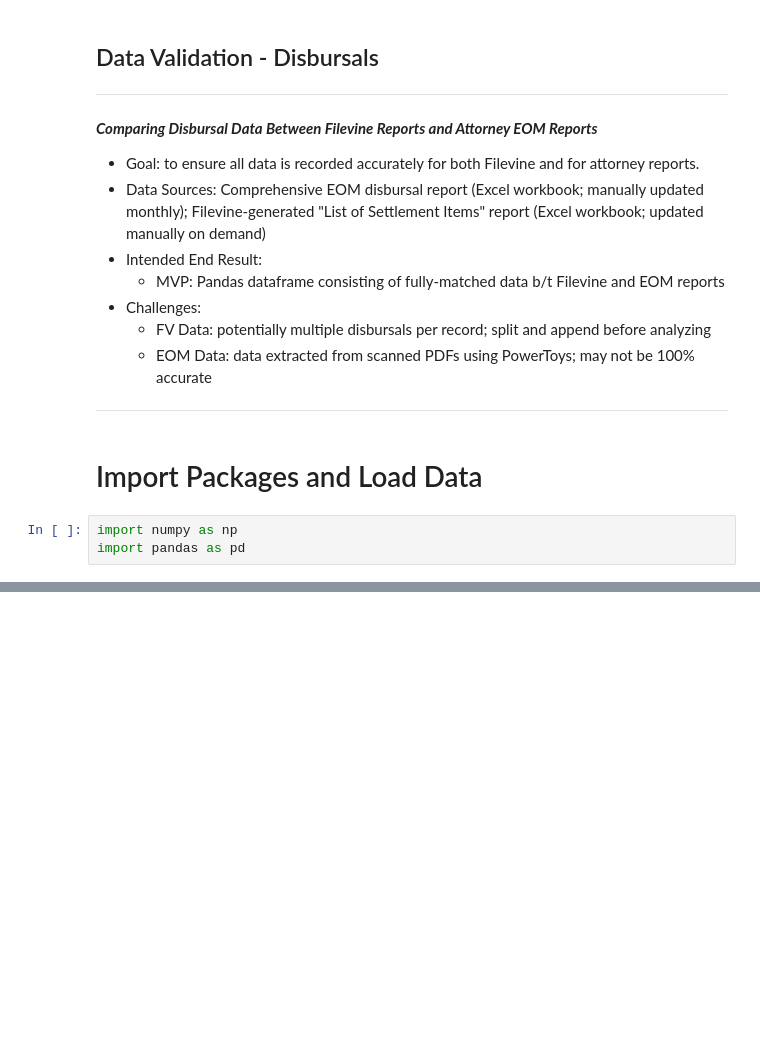
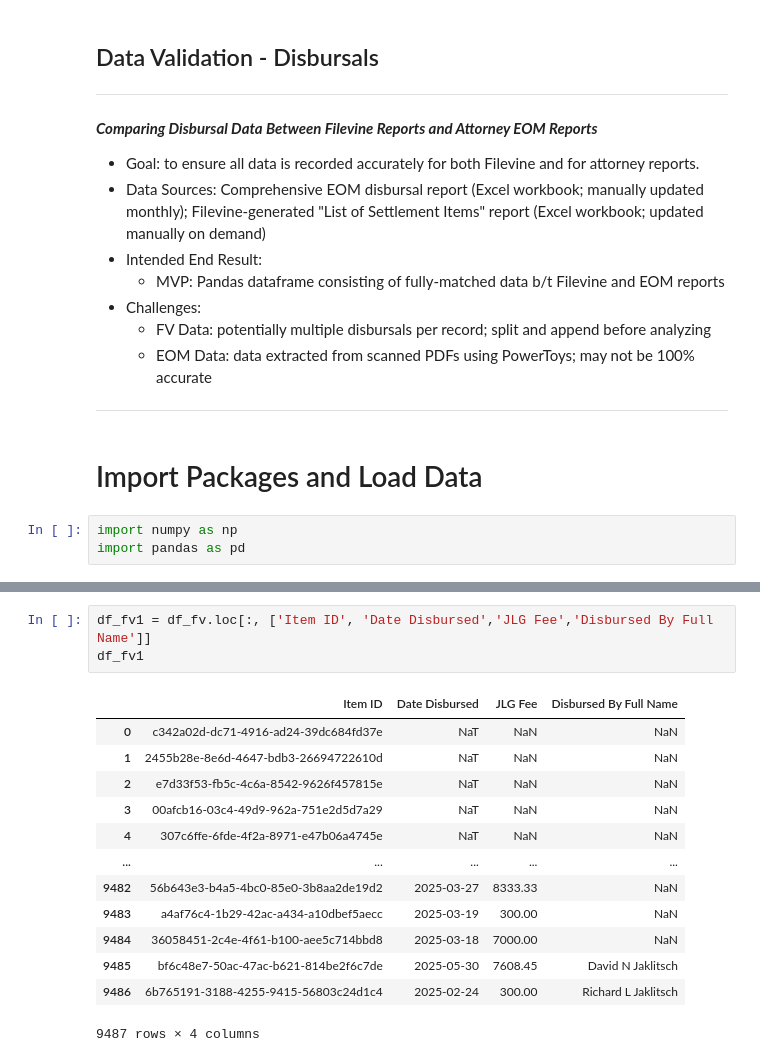
Before and after one commit to The-Jaklitsch-Law-Group/JLG_DV_Disbursals, a Jupyter notebook: notebooks/Data_Cleaning_and_Comparision.ipynb, the cells around one changed output, grey strips where cells are left out. Cells and saved outputs as stored; diff of their text form; blank space fills up the shorter version.

```diff
--- a/notebooks/Data_Cleaning_and_Comparision.ipynb
+++ b/notebooks/Data_Cleaning_and_Comparision.ipynb
@@ -41,0 +93,17 @@ df_eom.head()
+# %%
+df_fv1 = df_fv.loc[:, ['Item ID', 'Date Disbursed','JLG Fee','Disbursed By Full Name']]
+df_fv1
+# %% [output]
+|  | Item ID | Date Disbursed | JLG Fee | Disbursed By Full Name |
+| 0 | c342a02d-dc71-4916-ad24-39dc684fd37e | NaT | NaN | NaN |
+| 1 | 2455b28e-8e6d-4647-bdb3-26694722610d | NaT | NaN | NaN |
+| 2 | e7d33f53-fb5c-4c6a-8542-9626f457815e | NaT | NaN | NaN |
+| 3 | 00afcb16-03c4-49d9-962a-751e2d5d7a29 | NaT | NaN | NaN |
+| 4 | 307c6ffe-6fde-4f2a-8971-e47b06a4745e | NaT | NaN | NaN |
+| ... | ... | ... | ... | ... |
+| 9482 | 56b643e3-b4a5-4bc0-85e0-3b8aa2de19d2 | 2025-03-27 | 8333.33 | NaN |
+| 9483 | a4af76c4-1b29-42ac-a434-a10dbef5aecc | 2025-03-19 | 300.00 | NaN |
+| 9484 | 36058451-2c4e-4f61-b100-aee5c714bbd8 | 2025-03-18 | 7000.00 | NaN |
+| 9485 | bf6c48e7-50ac-47ac-b621-814be2f6c7de | 2025-05-30 | 7608.45 | David N Jaklitsch |
+| 9486 | 6b765191-3188-4255-9415-56803c24d1c4 | 2025-02-24 | 300.00 | Richard L Jaklitsch |
+9487 rows × 4 columns
```
Also changed, not shown: parts of 8 cells of this notebook.
